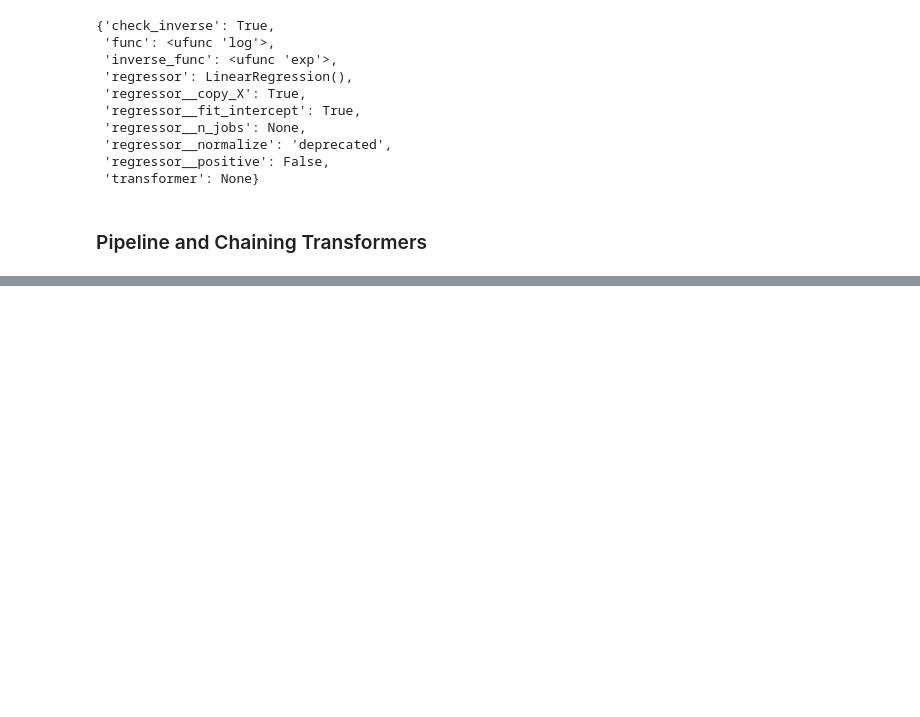
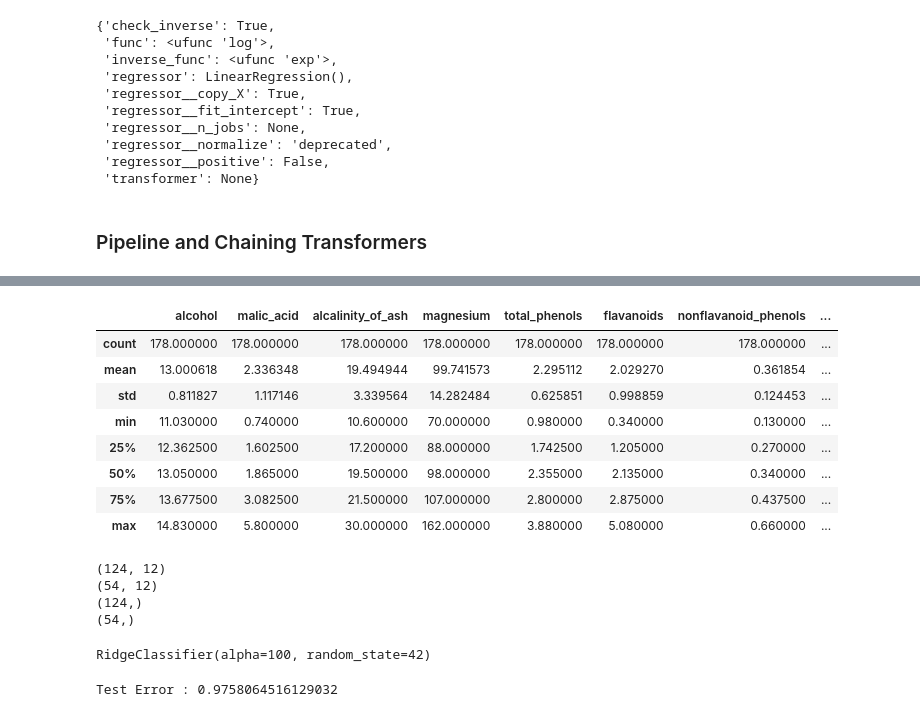
Before and after one commit to Aditya9790/Machine-Learning, a Jupyter notebook: Sklearn.ipynb, the cells around one changed output, grey strips where cells are left out. Drawn from its saved outputs; the diff is of its cells as text; code cells hidden in the pictures; blank space fills up the shorter version.

```diff
--- a/Sklearn.ipynb
+++ b/Sklearn.ipynb
@@ -458,0 +872,23 @@ tt.get_params()
+# %%
+X.describe()
+# %% [output]
+|  | alcohol | malic_acid | alcalinity_of_ash | magnesium | total_phenols | flavanoids | nonflavanoid_phenols | ... |
+| count | 178.000000 | 178.000000 | 178.000000 | 178.000000 | 178.000000 | 178.000000 | 178.000000 | ... |
+| mean | 13.000618 | 2.336348 | 19.494944 | 99.741573 | 2.295112 | 2.029270 | 0.361854 | ... |
+| std | 0.811827 | 1.117146 | 3.339564 | 14.282484 | 0.625851 | 0.998859 | 0.124453 | ... |
+| min | 11.030000 | 0.740000 | 10.600000 | 70.000000 | 0.980000 | 0.340000 | 0.130000 | ... |
+| 25% | 12.362500 | 1.602500 | 17.200000 | 88.000000 | 1.742500 | 1.205000 | 0.270000 | ... |
+| 50% | 13.050000 | 1.865000 | 19.500000 | 98.000000 | 2.355000 | 2.135000 | 0.340000 | ... |
+| 75% | 13.677500 | 3.082500 | 21.500000 | 107.000000 | 2.800000 | 2.875000 | 0.437500 | ... |
+| max | 14.830000 | 5.800000 | 30.000000 | 162.000000 | 3.880000 | 5.080000 | 0.660000 | ... |
+# %%
+X_train, X_test, y_train, y_test = train_test_split(X, y, random_state=42, test_size=0.3)
+print(X_train.shape)
+print(X_test.shape)
+print(y_train.shape)
+print(y_test.shape)
+# %% [output]
+(124, 12)
+(54, 12)
+(124,)
+(54,)
@@ -458,0 +899,14 @@ tt.get_params()
+# %%
+ridge = RidgeClassifier(alpha=100, random_state=42)
+
+ridge.fit(X_train, y_train)
+# %% [output]
+RidgeClassifier(alpha=100, random_state=42)
+# %%
+y_test_pred = ridge.predict(X_test)
+y_train_pred = ridge.predict(X_train)
+
+print(f'Test Error : {ridge.score(X_train,y_train)}')
+# print(f'Test Error : {ridge.score(y_train, y_train_pred)}')
+# %% [output]
+Test Error : 0.9758064516129032
```
Also changed, not shown: parts of 69 cells of this notebook.
